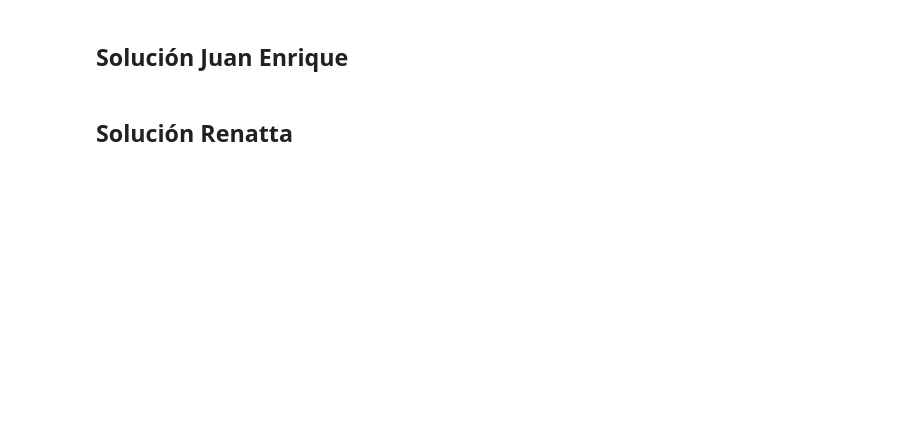
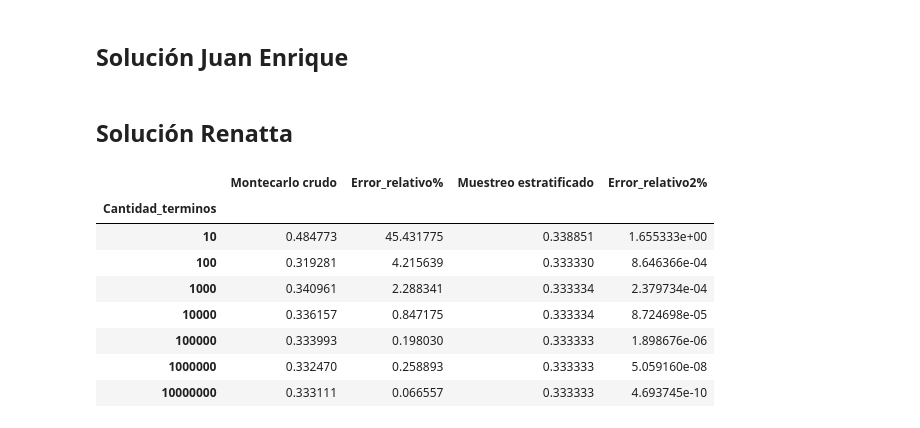
Before and after one commit to renattaGS/Tareas_simproc_aguirre_garcia, a Jupyter notebook: Tarea7_AguirreJuan_GarciaRenatta.ipynb, the cells around one changed output. Drawn from its saved outputs; the diff is of its cells as text; code cells hidden in the pictures; blank space fills up the shorter version.

```diff
--- a/Tarea7_AguirreJuan_GarciaRenatta.ipynb
+++ b/Tarea7_AguirreJuan_GarciaRenatta.ipynb
@@ -29,3 +29,60 @@ Pasos
 ## Solución Juan Enrique
 # %% [markdown]
 ## Solución Renatta
+# %%
+import pandas as pd
+import numpy as np
+
+def int_montecarlo(f:'Función a integrar',
+                   a:'Límite inferior de la integral',
+                   b:'Límite superior de la integral',
+                   U:'Muestra de números U~[a,b]'):
+    return (b-a)/len(U)*np.sum(f(U))
+
+def muestreo_est(B: 'Número de estratos'):
+    '''Esta función realiza el método de muestro estratíficado para un número de estratos dados'''
+    u= np.random.uniform(a,b,B) #generar B valores aleatorios con distribución uniforme
+    i=np.arange(0,B)
+    v = (u+i)/B #aplicar estratificación
+    return v
+# %%
+I = 1/3 #resultado analítico de la integral
+# intervalo de integración
+a = 0; b = 1
+
+# Cantidad de términos, en escala logarítmica
+N = np.logspace(1,7,7,dtype=int)
+
+# data frame
+df = pd.DataFrame(index=N,columns=['Montecarlo crudo', 'Error_relativo%',
+                                   'Muestreo estratificado', 'Error_relativo2%' ], dtype='float')
+df.index.name = "Cantidad_terminos"
+
+# Números aleatorios dependiente de la cantidad de términos N
+ui = list(map(lambda N:np.random.uniform(a,b,N),N))
+ue= list(map(muestreo_est, N)) #estratificar los valores
+
+#aplicar método montecarlo con los ui generados
+I_m= [int_montecarlo(lambda x:x**2, a, b, Y) for Y in ui]
+#aplicar método montecarlo con varialbes estratificiadas
+I_e= [int_montecarlo(lambda x:x**2, a, b, Y) for Y in ue]
+
+
+
+df.loc[N,"Montecarlo crudo"] = I_m
+df.loc[N,"Error_relativo%"] = np.abs(df.loc[N,"Montecarlo crudo"]-I)*100/I
+
+df.loc[N,"Muestreo estratificado"] = I_e
+df.loc[N,"Error_relativo2%"] = np.abs(df.loc[N,"Muestreo estratificado"]-I)*100/I
+
+df
+# %% [output]
+|  | Montecarlo crudo | Error_relativo% | Muestreo estratificado | Error_relativo2% |
+| Cantidad_terminos |  |  |  |  |
+| 10 | 0.484773 | 45.431775 | 0.338851 | 1.655333e+00 |
+| 100 | 0.319281 | 4.215639 | 0.333330 | 8.646366e-04 |
+| 1000 | 0.340961 | 2.288341 | 0.333334 | 2.379734e-04 |
+| 10000 | 0.336157 | 0.847175 | 0.333334 | 8.724698e-05 |
+| 100000 | 0.333993 | 0.198030 | 0.333333 | 1.898676e-06 |
+| 1000000 | 0.332470 | 0.258893 | 0.333333 | 5.059160e-08 |
+| 10000000 | 0.333111 | 0.066557 | 0.333333 | 4.693745e-10 |
```
Also changed, not shown: parts of 4 cells of this notebook, 1 other file.
